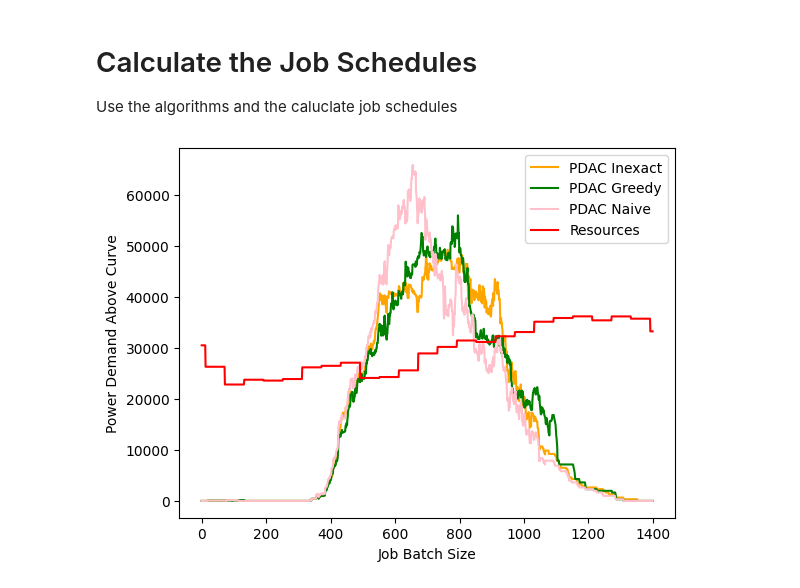
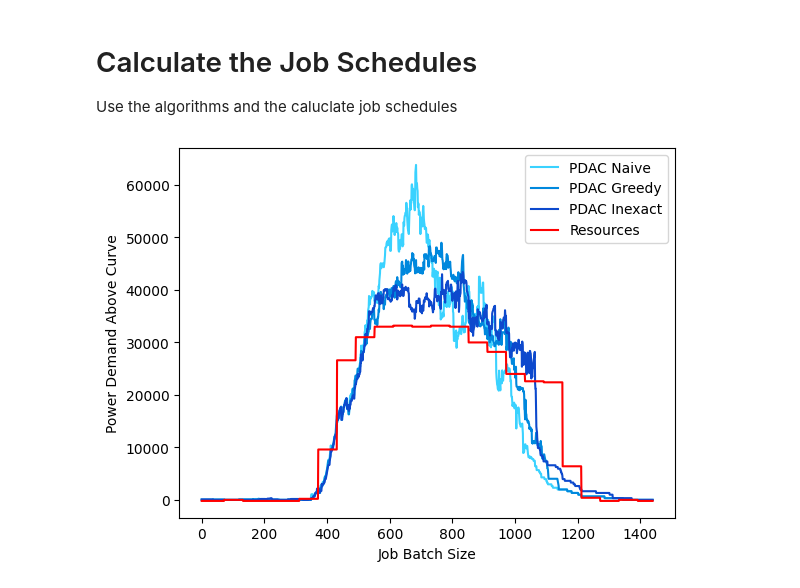
Before and after one commit to calebtheeardley/PeakDemanMinimizationAboveAResourceCurve, a Jupyter notebook: Code/Data Visualization/job_schdule_visualization.ipynb, the cells around one changed output. Cells and saved outputs as stored; diff of their text form; code cells hidden in the pictures.

```diff
--- a/Code/Data Visualization/job_schdule_visualization.ipynb
+++ b/Code/Data Visualization/job_schdule_visualization.ipynb
@@ -32,7 +32,7 @@ Additionally, you can specify the size of the job batch that is analyzed in this
 For the exact algorithm, because it is an ILP, runtime increases exponentially as the job batch sizes increase. It is therefore advisable to keep the job batch sizes at or below 100 for this analysis
 # %%
 start_time = 0
-end_time = 1400
+end_time = 1440
 max_length = 700
 
 batch_size = 800
@@ -75,10 +75,11 @@ for i in range(165 * 60):
     total.append(total_sum)
 
 day = 2
-resources = total[(24 * day) + start_time : (24 * day) + end_time]
+# resources = total[(24 * day) + start_time : (24 * day) + end_time]
+resources = solar_energy_7_days[(24 * day) + start_time : (24 * day) + end_time]
 
-# # Implement a resource curve scaling factor to better fit the jobs
-scale_factor = 4.233
+# Implement a resource curve scaling factor to better fit the jobs
+scale_factor = 200
 resources = [r * scale_factor for r in resources]
 # %% [markdown]
 # Calculate the Job Schedules
@@ -104,17 +105,18 @@ naive_intervals = solve_pdac_naive(jobs_array, resources, start_time, end_time,
 # %%
 job_graph_xvalues = np.array([i for i in range(start_time, end_time)])
 
 # plt.plot(job_graph_xvalues, exact_intervals, label="PDAC Exact", color='blue')
-plt.plot(job_graph_xvalues, inexact_intervals, label="PDAC Inexact", color='orange')
-plt.plot(job_graph_xvalues, greedy_intervals, label="PDAC Greedy", color='green')
-plt.plot(job_graph_xvalues, naive_intervals, label="PDAC Naive", color='pink')
+plt.plot(job_graph_xvalues, naive_intervals, label="PDAC Naive", color='#3AD2FF')
+plt.plot(job_graph_xvalues, greedy_intervals, label="PDAC Greedy", color='#0088DD')
+plt.plot(job_graph_xvalues, inexact_intervals, label="PDAC Inexact", color='#0D49CD')
+
 
 plt.plot(job_graph_xvalues, resources, label="Resources", color='red')
 
 
 plt.xlabel("Job Batch Size")
 plt.ylabel("Power Demand Above Curve")
 plt.legend()
 plt.show()
 # %% [output]
-[figure, old version]
+[figure, new version]
```
Also changed, not shown: 3 other files.
